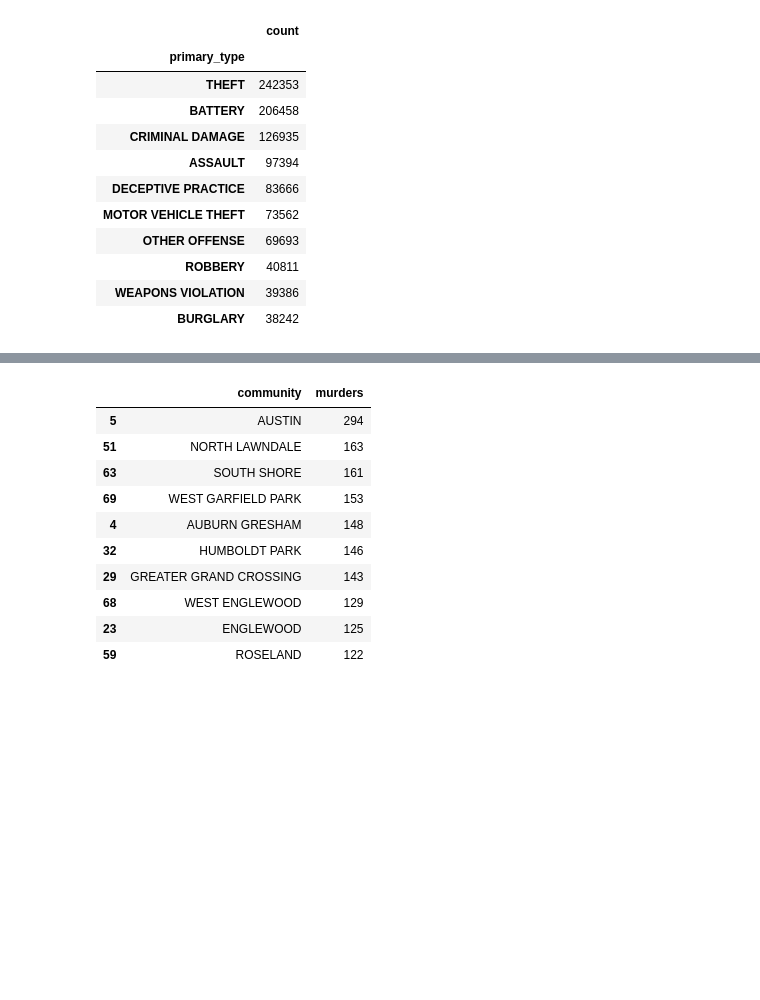
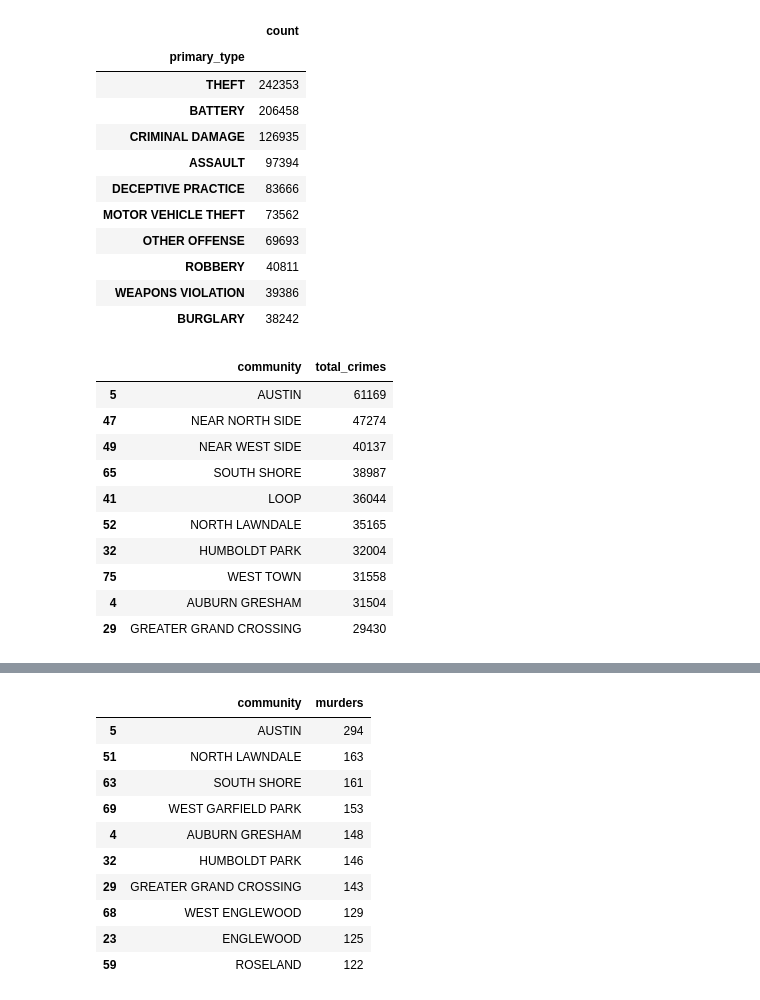
Before and after one commit to jdolinsky/chicago_crime, a Jupyter notebook: analysis.ipynb, the cells around one changed output, grey strips where cells are left out. Drawn from its saved outputs; the diff is of its cells as text; code cells hidden in the pictures; blank space fills up the shorter version.

```diff
--- a/analysis.ipynb
+++ b/analysis.ipynb
@@ -65,3 +65,18 @@ pd.DataFrame(df['primary_type'].value_counts()).head(10)
 | ROBBERY | 40811 |
 | WEAPONS VIOLATION | 39386 |
 | BURGLARY | 38242 |
+# %%
+total_df = df1.groupby('community').size().reset_index(name='total_crimes')
+total_df.sort_values(by='total_crimes',ascending=False).head(10)
+# %% [output]
+|  | community | total_crimes |
+| 5 | AUSTIN | 61169 |
+| 47 | NEAR NORTH SIDE | 47274 |
+| 49 | NEAR WEST SIDE | 40137 |
+| 65 | SOUTH SHORE | 38987 |
+| 41 | LOOP | 36044 |
+| 52 | NORTH LAWNDALE | 35165 |
+| 32 | HUMBOLDT PARK | 32004 |
+| 75 | WEST TOWN | 31558 |
+| 4 | AUBURN GRESHAM | 31504 |
+| 29 | GREATER GRAND CROSSING | 29430 |
```
Also changed, not shown: parts of 5 cells of this notebook, 1 other file.
